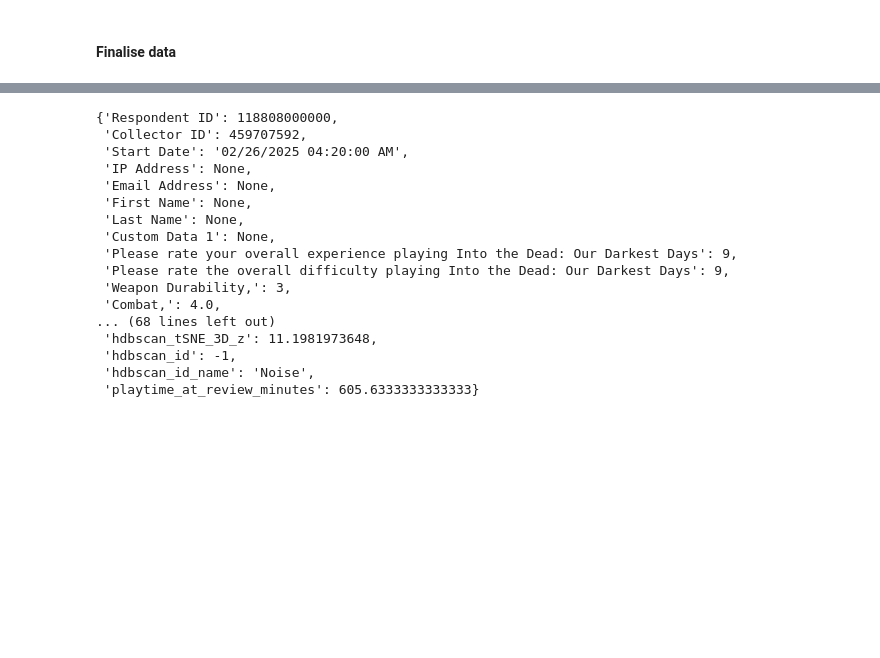
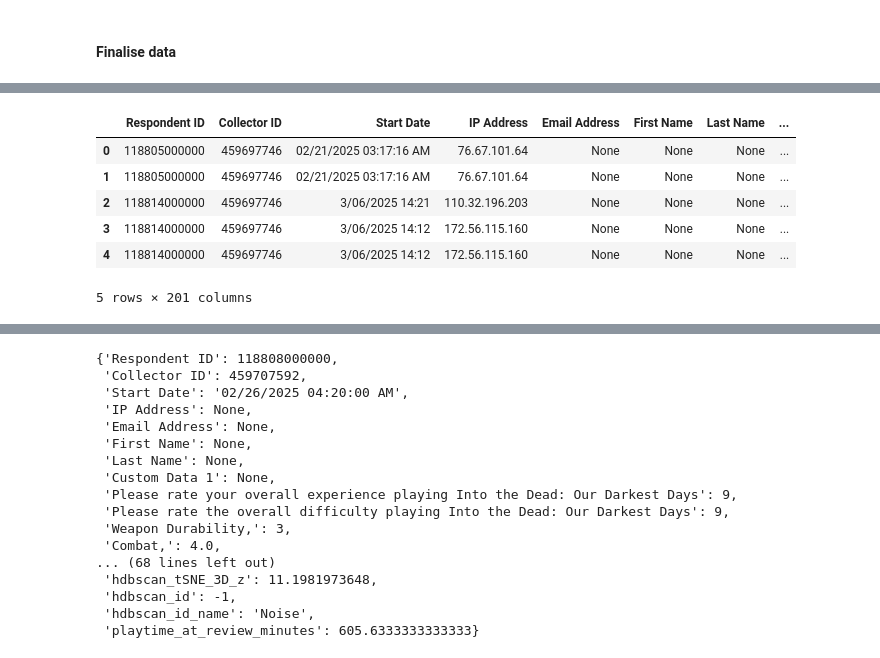
Before and after one commit to fb-pikpok/Cluster_Analysis, a Jupyter notebook: data_pipeline_multiple_sources.ipynb, the cells around one changed output, grey strips where cells are left out. Drawn from its saved outputs; the diff is of its cells as text; code cells hidden in the pictures; blank space fills up the shorter version.

```diff
--- a/data_pipeline_multiple_sources.ipynb
+++ b/data_pipeline_multiple_sources.ipynb
@@ -259,10 +279,10 @@ df.rename(columns={'session_length':'playtime_at_review_minutes'}, inplace=True)
 df.to_excel('output.xlsx', index=False)
 # %%
 # Surveys
-data_source = 'Survey'
-file = r'S:\SID\Analytics\Working Files\Individual\Florian\Projects\DataScience\cluster_analysis\Data\DRS\DRS new\output.xlsx'
+data_source = 'Survey_Brand_Trust_07022025'
+file = r'S:\SID\Analytics\Working Files\Individual\Florian\Projects\DataScience\cluster_analysis\Data\Backup\Survey_Brand_Trust_07022025\output.xlsx'
 longname = 'com.pikpok.drs'
-id_column = 'main_id'
+id_column = 'Unnamed: 0'
 text_column = "combined_text"   #["If you had a magic wand and you could add, change or remove anything from the game, what would it be and why?", "Unnamed: 19", "Unnamed: 20"]
 timestamp_column = 'End Date'
 language_column = 'language'
@@ -296,7 +316,7 @@ gather_data(root_dir, data_source,
             id_column=id_column,
             text_column=text_column,
             timestamp_column=timestamp_column)
-translate_data(root_dir, data_source, language_column)
+#translate_data(root_dir, data_source, language_column)
 analyse_data(root_dir, data_source, client, chat_model_name)
 embed_data(root_dir, data_source, client, embed_key)
 # %% [output]
@@ -374,8 +377,8 @@ from helper.utils import *
 
 # Adjustable parameters
 dimensionality_methods = ['UMAP', 'PCA', 'tSNE']
-hdbscan_params = {"min_cluster_size": 10, "min_samples": 1, "cluster_selection_epsilon": 0.15, "cluster_selection_method": "leaf"}           #, "min_samples": 2, "cluster_selection_epsilon": 0.15
-
+hdbscan_params = {"min_cluster_size": 45, "min_samples": 2, "cluster_selection_epsilon": 0.15, "cluster_selection_method": "eom"}           #, "min_samples": 2, "cluster_selection_epsilon": 0.15
+                                                                                                                                            # leaf or eom
 data = read_json(path_db_embedded)
 df = pd.DataFrame(data)
 df = df[df['embedding'].apply(lambda x: isinstance(x, list) and len(x) > 0)]
@@ -553,3 +558,13 @@ df_named["timestamp_updated"] = df_named["timestamp_updated"].apply(parse_or_pre
 
 # Save back to JSON
 # orient="records" creates a list of JSON objects (arrays of dictionaries
+# %%
+df_named.head()
+# %% [output]
+|  | Respondent ID | Collector ID | Start Date | IP Address | Email Address | First Name | Last Name | ... |
+| 0 | 118805000000 | 459697746 | 02/21/2025 03:17:16 AM | 76.67.101.64 | None | None | None | ... |
+| 1 | 118805000000 | 459697746 | 02/21/2025 03:17:16 AM | 76.67.101.64 | None | None | None | ... |
+| 2 | 118814000000 | 459697746 | 3/06/2025 14:21 | 110.32.196.203 | None | None | None | ... |
+| 3 | 118814000000 | 459697746 | 3/06/2025 14:12 | 172.56.115.160 | None | None | None | ... |
+| 4 | 118814000000 | 459697746 | 3/06/2025 14:12 | 172.56.115.160 | None | None | None | ... |
+5 rows × 201 columns
```
Also changed, not shown: parts of 13 cells of this notebook.
